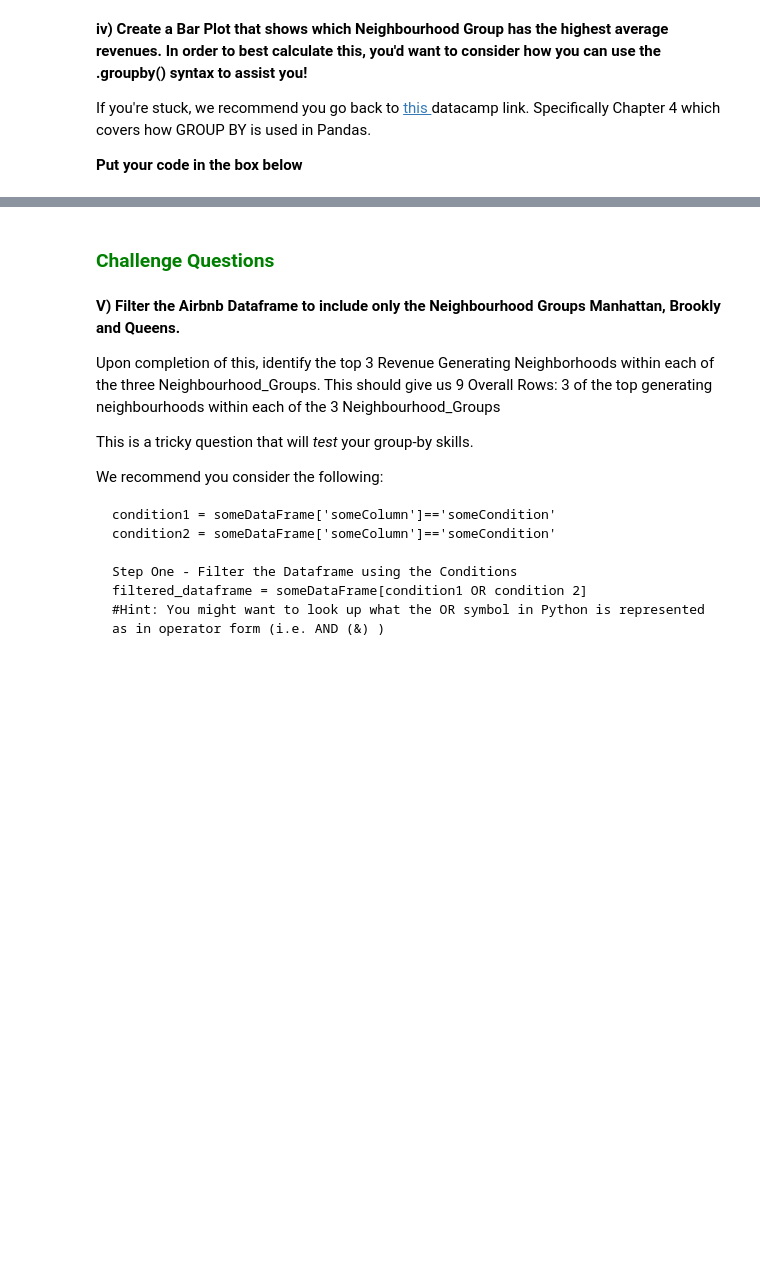
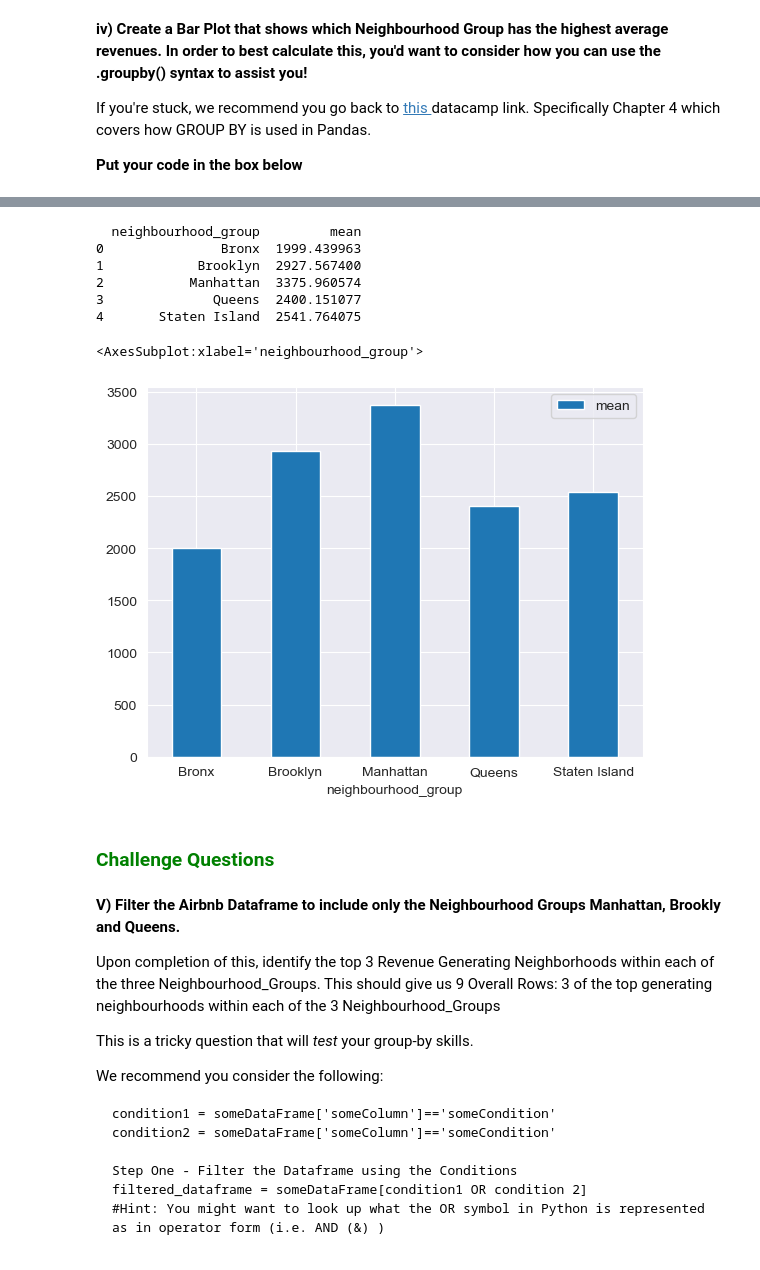
Before and after one commit to nishdhana15/nishdhana15, a Jupyter notebook: Airbnb_Exercise_Student_Facing_170221.ipynb, the cells around one changed output, grey strips where cells are left out. Drawn from its saved outputs; the diff is of its cells as text; code cells hidden in the pictures; blank space fills up the shorter version.

Commit message:
Airbnb Case Study
Submitting final assignment for Airbnb Case study

```diff
--- a/Airbnb_Exercise_Student_Facing_170221.ipynb
+++ b/Airbnb_Exercise_Student_Facing_170221.ipynb
@@ -58,0 +42,3 @@ memory usage: 6.0+ MB
+# %%
+nyc=pd.read_csv("airbnb_2.csv")
+nyc
@@ -75,0 +93,6 @@ The rest of these questions will have you focus on using the following Pandas Sk
+# %%
+nyc_unique = nyc.drop_duplicates(subset = ['id'])
+grouped_data = nyc_unique.groupby(['neighbourhood_group'])['neighbourhood_group'].count().reset_index(name='count').sort_values(['count'], ascending=False)
+print(grouped_data.to_string(index=False))
+top_city = grouped_data.head(1)
+print(top_city['neighbourhood_group'].to_string(index=False))
@@ -91,3 +123,6 @@ Name: neighbourhood_group, dtype: float64
 <b> iii) Create a new calculated field called Revenue and place this into the Airbnb Dataframe. This is to be calculated by using the Price Column x Number_Of_Reviews Columns </b>
 
 <b> Put your code in the box below </b>
+# %%
+nyc_unique['Revenue'] = nyc_unique['price'] * nyc_unique['number_of_reviews']
+nyc_unique
@@ -104,3 +150,16 @@ If you're stuck, we recommend you go back to <a href = https://learn.datacamp.co
+# %%
+mean_val = nyc_unique.groupby(['neighbourhood_group'])['Revenue'].mean().reset_index(name='mean')
+print( mean_val)
+mean_val.plot.bar(x='neighbourhood_group', y='mean', rot=0)
+# %% [output]
+  neighbourhood_group         mean
+0               Bronx  1999.439963
+1            Brooklyn  2927.567400
+2           Manhattan  3375.960574
+3              Queens  2400.151077
+4       Staten Island  2541.764075
+<AxesSubplot:xlabel='neighbourhood_group'>
+[figure, added]
 # %% [markdown]
 <h3> <span style="color:green">Challenge Questions</span> </h3>
 # %% [markdown]
```
Also changed, not shown: parts of 14 cells of this notebook.
